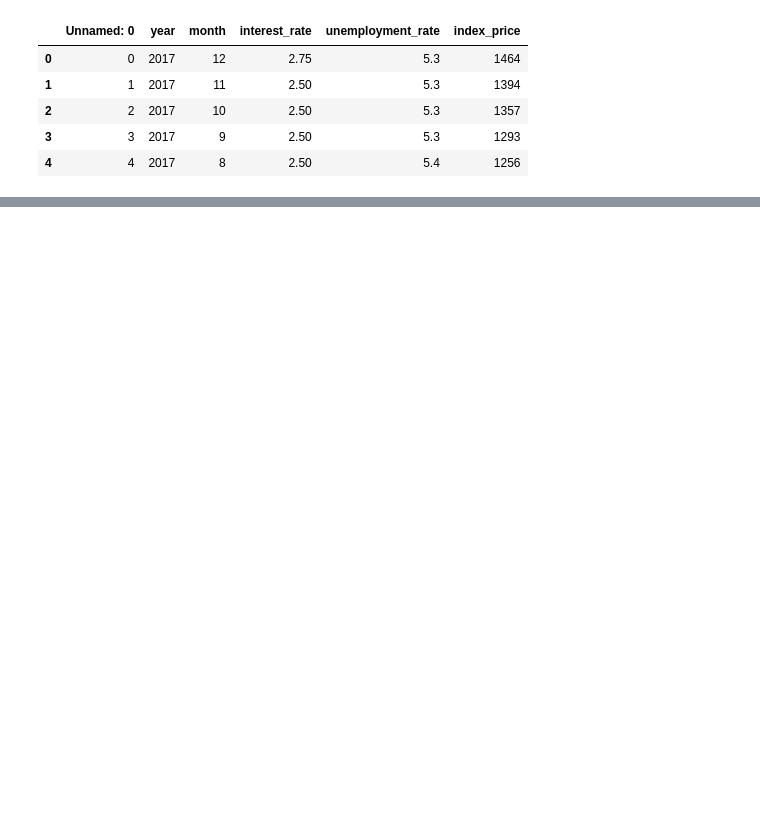
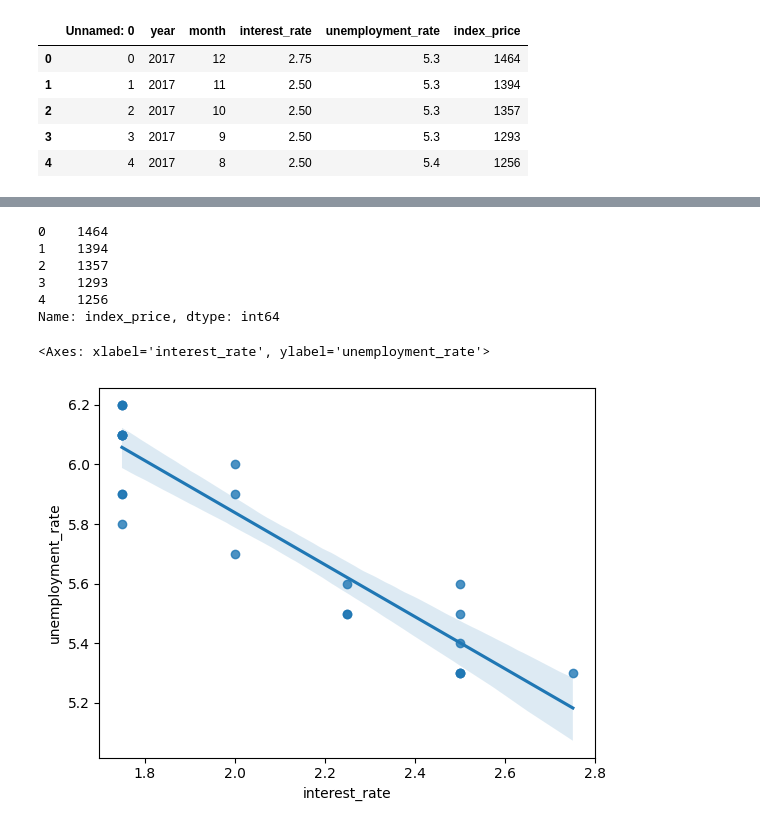
Before and after one commit to debmalyaa29/linear-Regression, a Jupyter notebook: Multiple-Linear-Regression/practical.ipynb, the cells around one changed output, grey strips where cells are left out. Cells and saved outputs as stored; diff of their text form; code cells hidden in the pictures; blank space fills up the shorter version.

```diff
--- a/Multiple-Linear-Regression/practical.ipynb
+++ b/Multiple-Linear-Regression/practical.ipynb
@@ -16,0 +85,9 @@ df_index.head()
+# %%
+Y.head() ## it is in series
+# %% [output]
+0    1464
+1    1394
+2    1357
+3    1293
+4    1256
+Name: index_price, dtype: int64
@@ -16,0 +100,8 @@ df_index.head()
+# %%
+sns.regplot(
+    x=df_index['interest_rate'],
+    y=df_index['unemployment_rate']
+)
+# %% [output]
+<Axes: xlabel='interest_rate', ylabel='unemployment_rate'>
+[figure, added]
```
Also changed, not shown: parts of 17 cells of this notebook.
